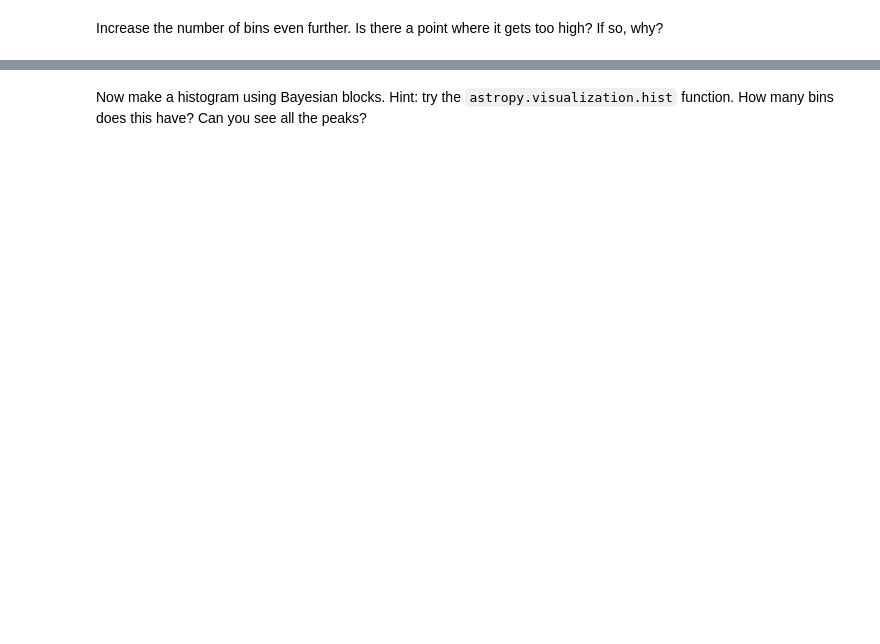
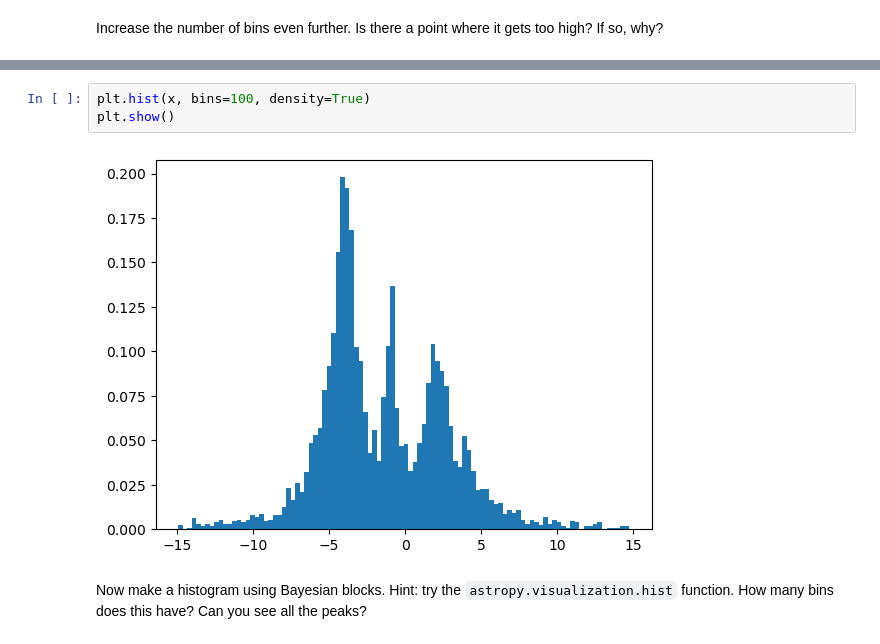
Before and after one commit to ASTR154/nonparametric-modeling, a Jupyter notebook: nonparametric-modeling.ipynb, the cells around one changed output, grey strips where cells are left out. Drawn from its saved outputs; the diff is of its cells as text; blank space fills up the shorter version.

```diff
--- a/nonparametric-modeling.ipynb
+++ b/nonparametric-modeling.ipynb
@@ -35,3 +39,8 @@ plt.hist(  # complete
+# %%
+plt.hist(x, bins=100, density=True)
+plt.show()
+# %% [output]
+[figure, added]
 # %% [markdown]
 Now make a histogram using Bayesian blocks. Hint: try the `astropy.visualization.hist` function. How many bins does this have? Can you see all the peaks?
 # %%
```
Also changed, not shown: parts of 27 cells of this notebook.
